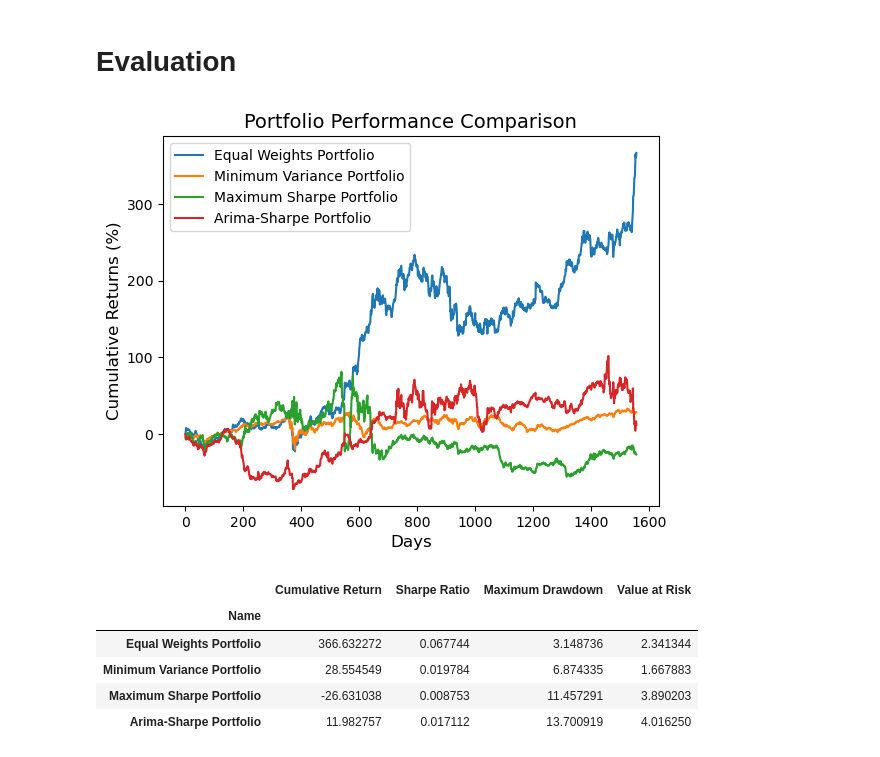
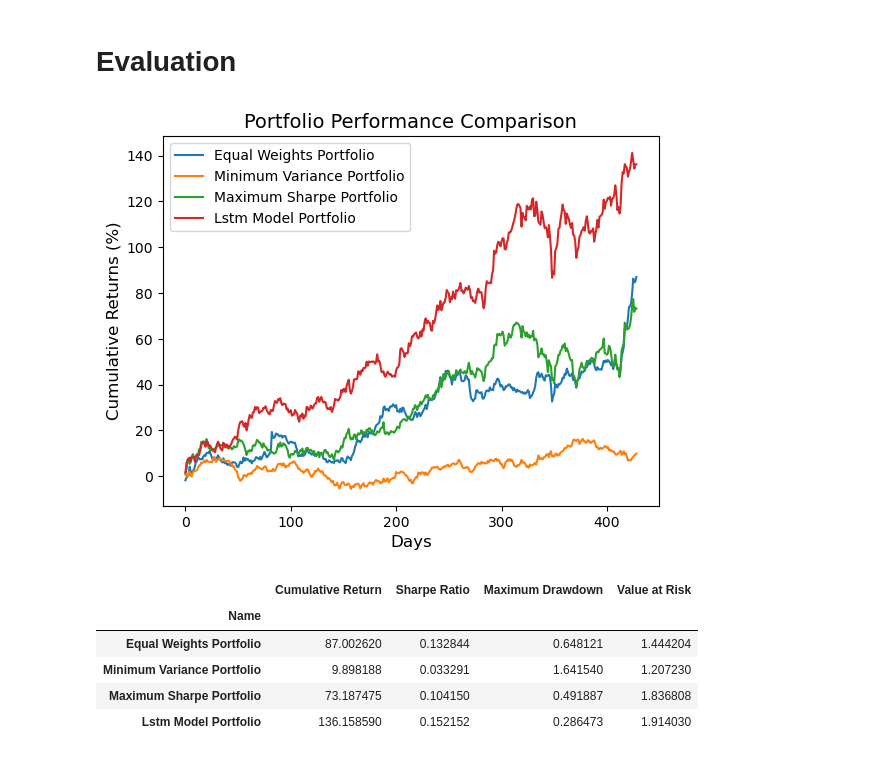
Before and after one commit to njh18/qf634-quant-research-methods, a Jupyter notebook: main.ipynb, the cells around one changed output. Cells and saved outputs as stored; diff of their text form; code cells hidden in the pictures.

Commit message:
integrate LSTM into main.ipynb

```diff
--- a/main.ipynb
+++ b/main.ipynb
@@ -178,23 +83,23 @@ assert cumulative_pct_change(test).tolist() == [0,-50.0,-25.0]
 # %%
 # flatten into list and compare results
 equal_weights_daily_returns = [item for sublist in result_equal for item in sublist]
 minvar_method_daily_returns = [item for sublist in result_minvar for item in sublist]
 maxsharpe_method_daily_returns = [item for sublist in result_maxsharpe for item in sublist]
-arima_method_daily_returns = [item for sublist in result_arima for item in sublist]
+lstm_method_daily_returns = [item for sublist in result_lstm for item in sublist]
 
 plt.figure()
 plt.xlabel("Days", fontsize=12)
 plt.ylabel("Returns (%)")
 plt.plot(cumulative_pct_change(equal_weights_daily_returns), label = "Equal Weights Portfolio")
 plt.plot(cumulative_pct_change(minvar_method_daily_returns), label = "Minimum Variance Portfolio")
 plt.plot(cumulative_pct_change(maxsharpe_method_daily_returns), label = "Maximum Sharpe Portfolio")
-plt.plot(cumulative_pct_change(arima_method_daily_returns), label = "Arima-Sharpe Portfolio")
+plt.plot(cumulative_pct_change(lstm_method_daily_returns), label = "Lstm Model Portfolio")
 plt.ylabel("Cumulative Returns (%)", fontsize=12)
 plt.title("Portfolio Performance Comparison", fontsize=14)
 plt.legend(fontsize=10)
 plt.show()
 # %% [output]
-[figure, old version]
+[figure, new version]
 # %%
 results = []
 
@@ -211,9 +116,9 @@ maxsharpe_method_stats = get_stats(maxsharpe_method_daily_returns)
 maxsharpe_method_stats["Name"] = "Maximum Sharpe Portfolio"
 results.append(maxsharpe_method_stats)
 
-arima_method_stats = get_stats(arima_method_daily_returns)
-arima_method_stats["Name"] = "Arima-Sharpe Portfolio"
-results.append(arima_method_stats)
+lstm_model_stats = get_stats(lstm_method_daily_returns)
+lstm_model_stats["Name"] = "Lstm Model Portfolio"
+results.append(lstm_model_stats)
 
 
 stats = pd.DataFrame(results).set_index("Name")
@@ -221,7 +126,7 @@ stats
 # %% [output]
 |  | Cumulative Return | Sharpe Ratio | Maximum Drawdown | Value at Risk |
 | Name |  |  |  |  |
-| Equal Weights Portfolio | 366.632272 | 0.067744 | 3.148736 | 2.341344 |
-| Minimum Variance Portfolio | 28.554549 | 0.019784 | 6.874335 | 1.667883 |
-| Maximum Sharpe Portfolio | -26.631038 | 0.008753 | 11.457291 | 3.890203 |
-| Arima-Sharpe Portfolio | 11.982757 | 0.017112 | 13.700919 | 4.016250 |
+| Equal Weights Portfolio | 87.002620 | 0.132844 | 0.648121 | 1.444204 |
+| Minimum Variance Portfolio | 9.898188 | 0.033291 | 1.641540 | 1.207230 |
+| Maximum Sharpe Portfolio | 73.187475 | 0.104150 | 0.491887 | 1.836808 |
+| Lstm Model Portfolio | 136.158590 | 0.152152 | 0.286473 | 1.914030 |
```
Also changed, not shown: parts of 2 cells of this notebook, 2 other files.
